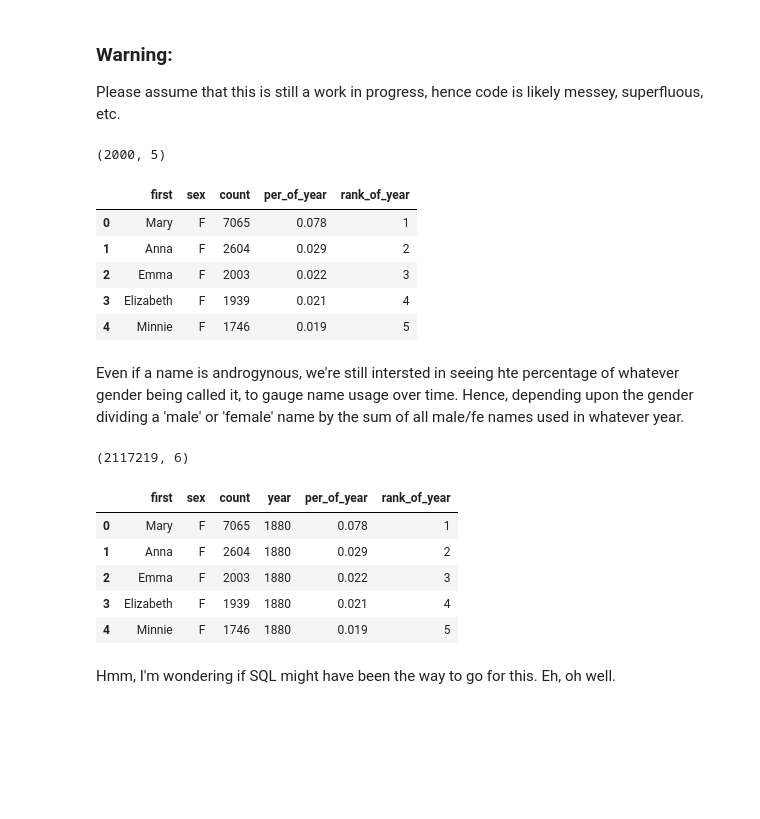
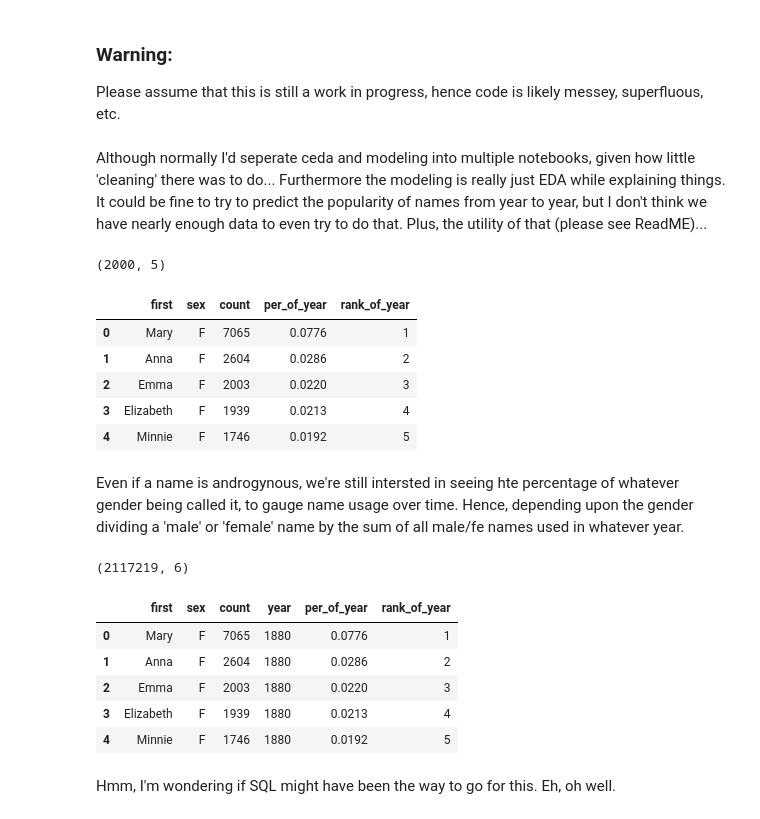
Before and after one commit to bwolff26/name_study, a Jupyter notebook: code/ceda_and_modeling_i.ipynb, the cells around one changed output. Saved outputs shown, nothing was run; the diff lists cells and outputs as text; code cells hidden in the pictures; blank space fills up the shorter version.

```diff
--- a/code/ceda_i.ipynb
+++ b/code/ceda_and_modeling_i.ipynb
@@ -2,6 +2,8 @@
 ### Warning:
 
 Please assume that this is still a work in progress, hence code is likely messey, superfluous, etc.
+# %% [markdown]
+Although normally I'd seperate ceda and modeling into multiple notebooks, given how little 'cleaning' there was to do... Furthermore the modeling is really just EDA while explaining things. It could be fine to try to predict the popularity of names from year to year, but I don't think we have nearly enough data to even try to do that. Plus, the utility of that (please see ReadME)...
 # %%
 import numpy as np
 import pandas as pd
@@ -10,25 +12,25 @@ import seaborn as sns
 # %%
 df = pd.read_csv('../data/yob_ss/yob1880.txt', header=None,
                 names = ['first', 'sex', 'count'])
 
 #Per old actuarial methods I used, we'll be defining Male as anything not Female. Albeit even in 2023 all binary.
 newborn_females, newborn_males = sum(df[df['sex']=='F']['count']), sum(df[df['sex']!='F']['count'])
-df['per_of_year'] = [round(i/newborn_females, 3) if sex == 'F' else round(i/newborn_males, 3) for i, sex in zip(df['count'], df['sex'])]
+df['per_of_year'] = [round(i/newborn_females, 4) if sex == 'F' else round(i/newborn_males, 4) for i, sex in zip(df['count'], df['sex'])]
 male_name_start = df['sex'].value_counts()['F']
 df['rank_of_year'] = [i if sex == 'F' else i - male_name_start for i, sex in zip(range(1, df.shape[0]+1), df['sex'])]
 print(df.shape)
 
 df.head()
 
 #Hmm, potentally change the last two columns to make it clearer that it's gender specific? Oh well
 # %% [output]
 (2000, 5)
 |  | first | sex | count | per_of_year | rank_of_year |
-| 0 | Mary | F | 7065 | 0.078 | 1 |
-| 1 | Anna | F | 2604 | 0.029 | 2 |
-| 2 | Emma | F | 2003 | 0.022 | 3 |
-| 3 | Elizabeth | F | 1939 | 0.021 | 4 |
-| 4 | Minnie | F | 1746 | 0.019 | 5 |
+| 0 | Mary | F | 7065 | 0.0776 | 1 |
+| 1 | Anna | F | 2604 | 0.0286 | 2 |
+| 2 | Emma | F | 2003 | 0.0220 | 3 |
+| 3 | Elizabeth | F | 1939 | 0.0213 | 4 |
+| 4 | Minnie | F | 1746 | 0.0192 | 5 |
 # %% [markdown]
 Even if a name is androgynous, we're still intersted in seeing hte percentage of whatever gender being called it, to gauge name usage over time. Hence, depending upon the gender dividing a 'male' or 'female' name by the sum of all male/fe names used in whatever year.
 # %%
@@ -48,7 +50,7 @@ for specific_year in range(1880, 2024):
                 names = ['first', 'sex', 'count'])
     curr_df['year'] = specific_year
     newborn_females, newborn_males = sum(curr_df[curr_df['sex']=='F']['count']), sum(curr_df[curr_df['sex']!='F']['count'])
-    curr_df['per_of_year'] = [round(i/newborn_females, 3) if sex == 'F' else round(i/newborn_males, 3) for i, sex in zip(curr_df['count'], curr_df['sex'])]
+    curr_df['per_of_year'] = [round(i/newborn_females, 4) if sex == 'F' else round(i/newborn_males, 4) for i, sex in zip(curr_df['count'], curr_df['sex'])]
     male_name_start = curr_df['sex'].value_counts()['F']
     curr_df['rank_of_year'] = [i if sex == 'F' else i - male_name_start for i, sex in zip(range(1, curr_df.shape[0]+1), curr_df['sex'])]
     birth_years.append(curr_df)
@@ -62,11 +64,11 @@ df.head()
 # %% [output]
 (2117219, 6)
 |  | first | sex | count | year | per_of_year | rank_of_year |
-| 0 | Mary | F | 7065 | 1880 | 0.078 | 1 |
-| 1 | Anna | F | 2604 | 1880 | 0.029 | 2 |
-| 2 | Emma | F | 2003 | 1880 | 0.022 | 3 |
-| 3 | Elizabeth | F | 1939 | 1880 | 0.021 | 4 |
-| 4 | Minnie | F | 1746 | 1880 | 0.019 | 5 |
+| 0 | Mary | F | 7065 | 1880 | 0.0776 | 1 |
+| 1 | Anna | F | 2604 | 1880 | 0.0286 | 2 |
+| 2 | Emma | F | 2003 | 1880 | 0.0220 | 3 |
+| 3 | Elizabeth | F | 1939 | 1880 | 0.0213 | 4 |
+| 4 | Minnie | F | 1746 | 1880 | 0.0192 | 5 |
 # %% [markdown]
 Hmm, I'm wondering if SQL might have been the way to go for this. Eh, oh well.
 # %%
```
Also changed, not shown: parts of 9 cells of this notebook.
